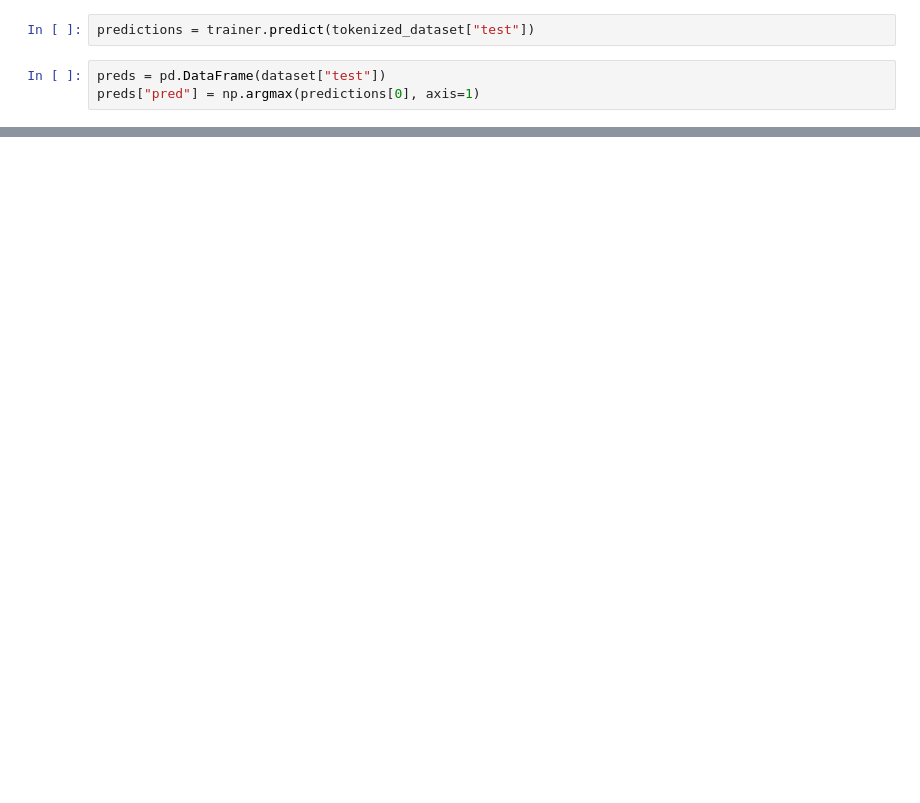
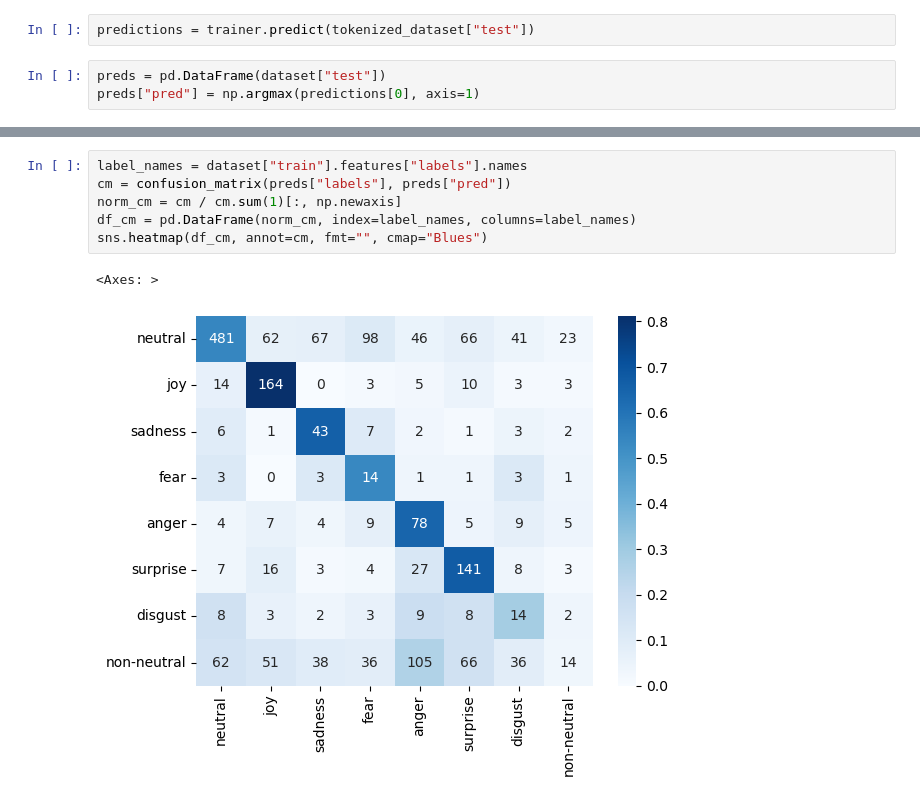
Before and after one commit to alexlu07/Context-Is-All-You-Need, a Jupyter notebook: EmotionLines/M0/test.ipynb, the cells around one changed output, grey strips where cells are left out. Saved outputs shown, nothing was run; the diff lists cells and outputs as text; blank space fills up the shorter version.

```diff
--- a/EmotionLines/M0/test.ipynb
+++ b/EmotionLines/M0/test.ipynb
@@ -151,0 +175,9 @@ ConfusionMatrixDisplay.from_predictions(preds["labels"], preds["pred"], display_
+# %%
+label_names = dataset["train"].features["labels"].names
+cm = confusion_matrix(preds["labels"], preds["pred"])
+norm_cm = cm / cm.sum(1)[:, np.newaxis]
+df_cm = pd.DataFrame(norm_cm, index=label_names, columns=label_names)
+sns.heatmap(df_cm, annot=cm, fmt="", cmap="Blues")
+# %% [output]
+<Axes: >
+[figure, added]
```
Also changed, not shown: parts of 8 cells of this notebook, 21 other files.
